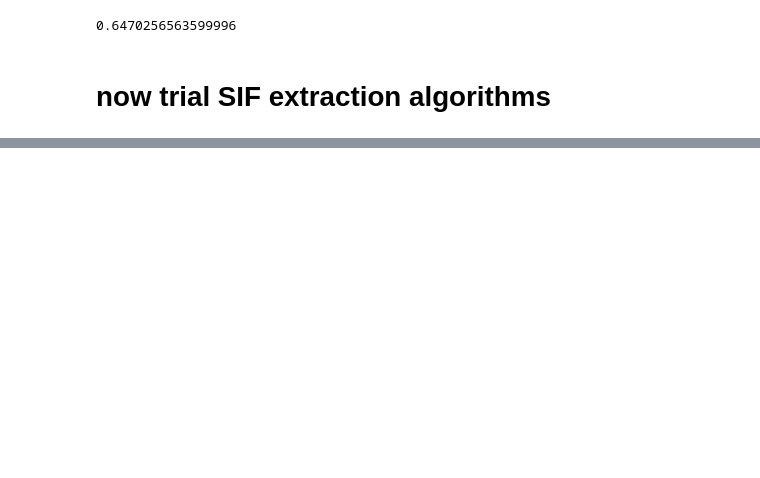
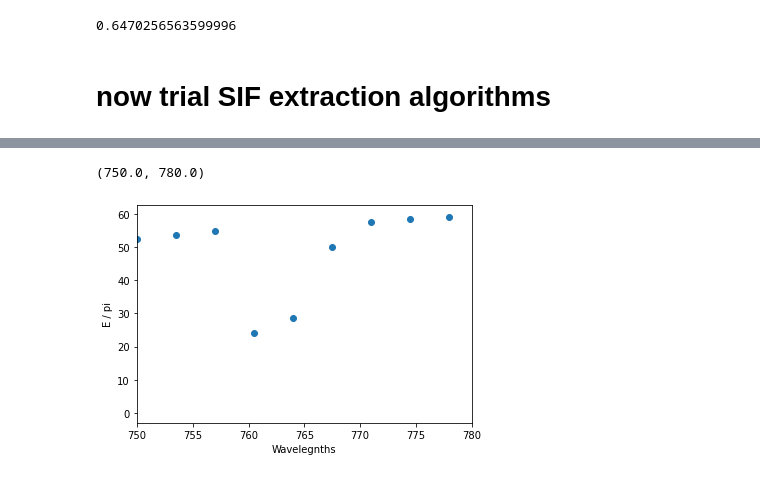
Before and after one commit to JamesWallace99/SIF_MISCADA_PROJECT, a Jupyter notebook: SCOPE_simulations/scope_exploration.ipynb, the cells around one changed output, grey strips where cells are left out. Saved outputs shown, nothing was run; the diff lists cells and outputs as text; code cells hidden in the pictures; blank space fills up the shorter version.

Commit message:
sFLD Script and Jupyter exploration files
sFLD contains functions for SIF retrieval from E and L spectra, the jupyter files show example workflows

```diff
--- a/scope_exploration.ipynb
+++ b/SCOPE_simulations/scope_exploration.ipynb
@@ -250,0 +249,6 @@ sFLD(np.asarray(e_spectra_df.iloc[0]), np.asarray(l_spectra_df.iloc[0]))
+# %%
+# test resampling wavelengths
+bands2 = np.arange(400, 2562, 3.5) # define the new band range with FWHM 3.5
+resample = BandResampler(np.arange(400, 2562), bands2)
+e_average = average_simulations(e_spectra_df)
+e_average_resampled = resample(e_average)
@@ -250,0 +275,9 @@ sFLD(np.asarray(e_spectra_df.iloc[0]), np.asarray(l_spectra_df.iloc[0]))
+# %%
+# plot resampled wavelength
+plt.scatter(bands2, e_average_resampled)
+plt.xlabel('Wavelegnths')
+plt.ylabel('E / pi')
+plt.xlim(750, 780)
+# %% [output]
+(750.0, 780.0)
+[figure, added]
```
Also changed, not shown: parts of 12 cells of this notebook, 3 other files.
